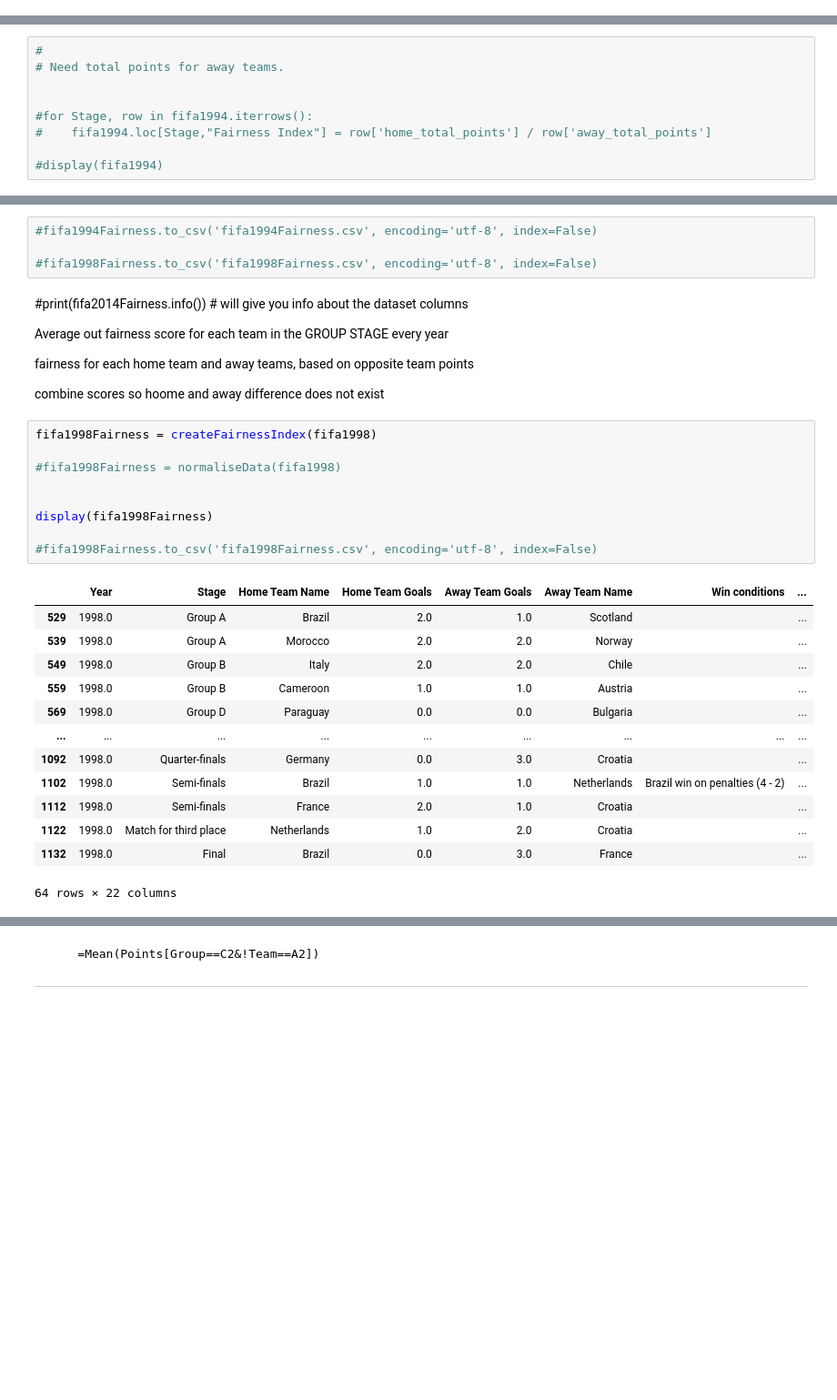
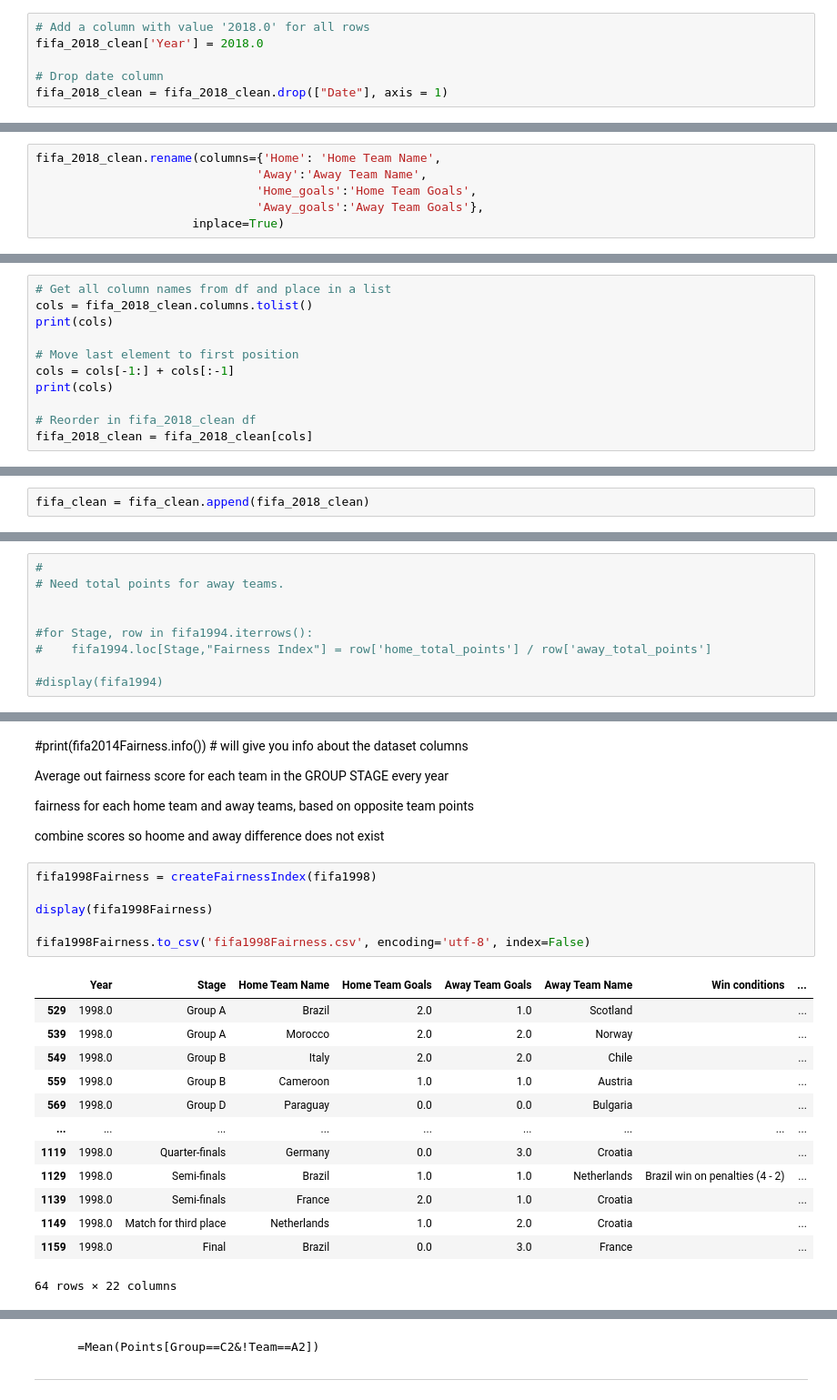
Before and after one commit to shrey233/Discovery-Project, a Jupyter notebook: Python Code/FIFA World Cup Randomness Analysis.ipynb, the cells around one changed output, grey strips where cells are left out. Shown at 91% size. Drawn from its saved outputs; the diff is of its cells as text; blank space fills up the shorter version.

Commit message:
Got 2018 fairness working + bunch of other fixes

```diff
--- a/Python Code/FIFA World Cup Randomness Analysis.ipynb
+++ b/Python Code/FIFA World Cup Randomness Analysis.ipynb
@@ -217,0 +293,6 @@ display(fifa_clean)
+# %%
+# Add a column with value '2018.0' for all rows
+fifa_2018_clean['Year'] = 2018.0
+
+# Drop date column
+fifa_2018_clean = fifa_2018_clean.drop(["Date"], axis = 1)
@@ -217,0 +317,6 @@ display(fifa_clean)
+# %%
+fifa_2018_clean.rename(columns={'Home': 'Home Team Name',
+                               'Away':'Away Team Name',
+                               'Home_goals':'Home Team Goals',
+                               'Away_goals':'Away Team Goals'},
+                      inplace=True)
@@ -217,0 +341,11 @@ display(fifa_clean)
+# %%
+# Get all column names from df and place in a list
+cols = fifa_2018_clean.columns.tolist()
+print(cols)
+
+# Move last element to first position
+cols = cols[-1:] + cols[:-1]
+print(cols)
+
+# Reorder in fifa_2018_clean df
+fifa_2018_clean = fifa_2018_clean[cols]
@@ -217,0 +374,2 @@ display(fifa_clean)
+# %%
+fifa_clean = fifa_clean.append(fifa_2018_clean)
@@ -638,10 +877,6 @@ display(fifa1994Fairness)
 | 509 | 1994.0 | Match for third place | Sweden | 4.0 | 0.0 | Bulgaria |  | ... |
 | 519 | 1994.0 | Final | Brazil | 0.0 | 0.0 | Italy | Brazil win on penalties (3 - 2) | ... |
 52 rows × 22 columns
-# %%
-#fifa1994Fairness.to_csv('fifa1994Fairness.csv', encoding='utf-8', index=False)
-
-#fifa1998Fairness.to_csv('fifa1998Fairness.csv', encoding='utf-8', index=False)
 # %% [markdown]
 #print(fifa2014Fairness.info()) # will give you info about the dataset columns
 
@@ -653,25 +888,22 @@ combine scores so hoome and away difference does not exist
 # %%
 fifa1998Fairness = createFairnessIndex(fifa1998)
 
-#fifa1998Fairness = normaliseData(fifa1998)
-
-
 display(fifa1998Fairness)
 
-#fifa1998Fairness.to_csv('fifa1998Fairness.csv', encoding='utf-8', index=False)
+fifa1998Fairness.to_csv('fifa1998Fairness.csv', encoding='utf-8', index=False)
 # %% [output]
 |  | Year | Stage | Home Team Name | Home Team Goals | Away Team Goals | Away Team Name | Win conditions | ... |
 | 529 | 1998.0 | Group A | Brazil | 2.0 | 1.0 | Scotland |  | ... |
 | 539 | 1998.0 | Group A | Morocco | 2.0 | 2.0 | Norway |  | ... |
 | 549 | 1998.0 | Group B | Italy | 2.0 | 2.0 | Chile |  | ... |
 | 559 | 1998.0 | Group B | Cameroon | 1.0 | 1.0 | Austria |  | ... |
 | 569 | 1998.0 | Group D | Paraguay | 0.0 | 0.0 | Bulgaria |  | ... |
 | ... | ... | ... | ... | ... | ... | ... | ... | ... |
-| 1092 | 1998.0 | Quarter-finals | Germany | 0.0 | 3.0 | Croatia |  | ... |
-| 1102 | 1998.0 | Semi-finals | Brazil | 1.0 | 1.0 | Netherlands | Brazil win on penalties (4 - 2) | ... |
-| 1112 | 1998.0 | Semi-finals | France | 2.0 | 1.0 | Croatia |  | ... |
-| 1122 | 1998.0 | Match for third place | Netherlands | 1.0 | 2.0 | Croatia |  | ... |
-| 1132 | 1998.0 | Final | Brazil | 0.0 | 3.0 | France |  | ... |
+| 1119 | 1998.0 | Quarter-finals | Germany | 0.0 | 3.0 | Croatia |  | ... |
+| 1129 | 1998.0 | Semi-finals | Brazil | 1.0 | 1.0 | Netherlands | Brazil win on penalties (4 - 2) | ... |
+| 1139 | 1998.0 | Semi-finals | France | 2.0 | 1.0 | Croatia |  | ... |
+| 1149 | 1998.0 | Match for third place | Netherlands | 1.0 | 2.0 | Croatia |  | ... |
+| 1159 | 1998.0 | Final | Brazil | 0.0 | 3.0 | France |  | ... |
 64 rows × 22 columns
 # %%
 fifa2002Fairness = createFairnessIndex(fifa2002)
```
Also changed, not shown: parts of 60 cells of this notebook, 8 other files.
